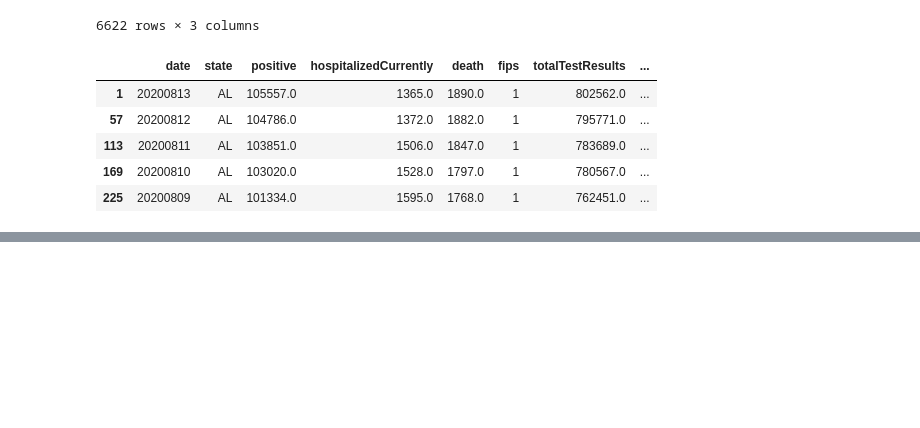
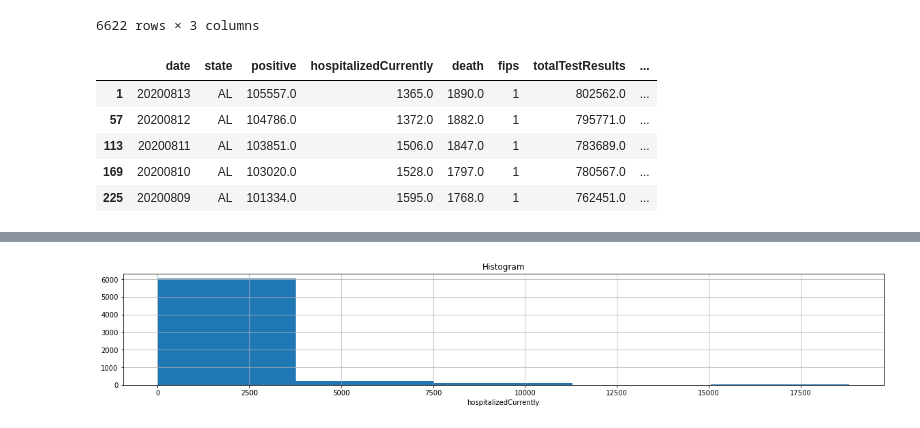
Before and after one commit to elizabethqiu/2020-wwcode-dshackathon-covid19ml, a Jupyter notebook: wwwcode-hackathon.ipynb, the cells around one changed output, grey strips where cells are left out. Saved outputs shown, nothing was run; the diff lists cells and outputs as text; code cells hidden in the pictures; blank space fills up the shorter version.

```diff
--- a/wwwcode-hackathon.ipynb
+++ b/wwwcode-hackathon.ipynb
@@ -350,0 +405,7 @@ df_states.head()
+# %%
+# plot histogram of hospitalizedCurrently
+df_states.hospitalizedCurrently.hist(bins=5, figsize=(20,3))
+plt.xlabel('hospitalizedCurrently')
+plt.title('Histogram');
+# %% [output]
+[figure, added]
```
Also changed, not shown: parts of 38 cells of this notebook.
